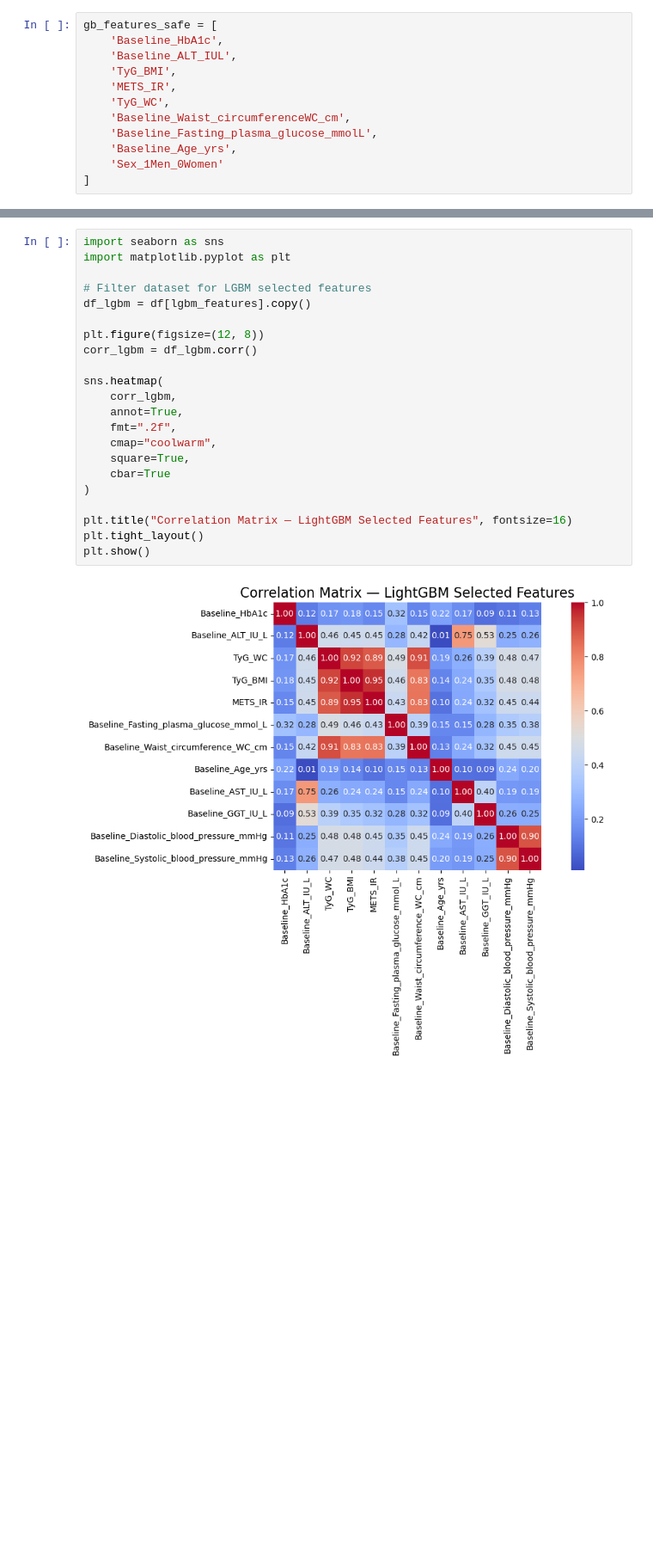
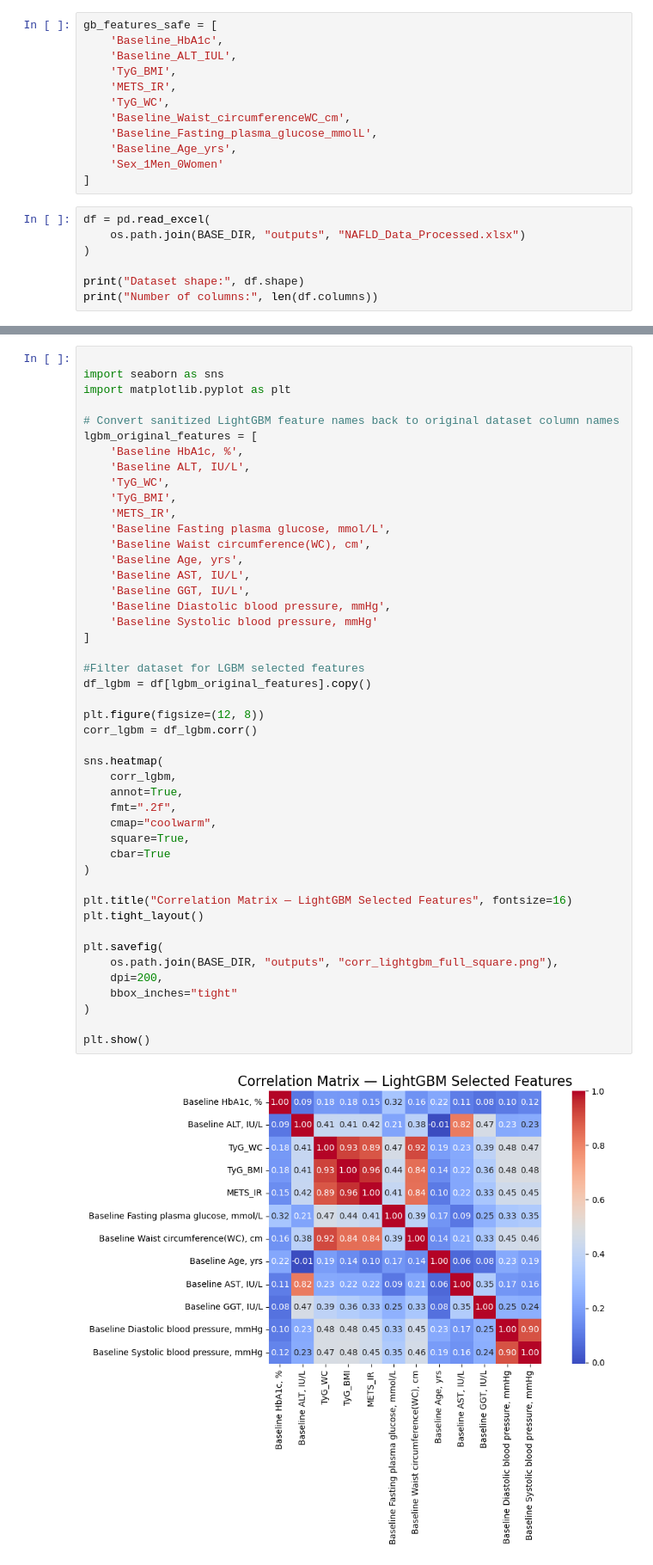
Before and after one commit to AdithyaMB-1405/NAFLD, a Jupyter notebook: notebooks/NAFLD_code.ipynb, the cells around one changed output, grey strips where cells are left out. Shown at 86% size. Drawn from its saved outputs; the diff is of its cells as text; blank space fills up the shorter version.

Commit message:
Update LightGBM correlation analysis

```diff
--- a/notebooks/NAFLD_code.ipynb
+++ b/notebooks/NAFLD_code.ipynb
@@ -3433,3 +3431,10 @@ gb_features_safe = [
     'Baseline_Age_yrs',
     'Sex_1Men_0Women'
 ]
+# %%
+df = pd.read_excel(
+    os.path.join(BASE_DIR, "outputs", "NAFLD_Data_Processed.xlsx")
+)
+
+print("Dataset shape:", df.shape)
+print("Number of columns:", len(df.columns))
@@ -3436,24 +3444,48 @@ gb_features_safe = [
 # %%
+
 import seaborn as sns
 import matplotlib.pyplot as plt
 
-# Filter dataset for LGBM selected features
-df_lgbm = df[lgbm_features].copy()
+# Convert sanitized LightGBM feature names back to original dataset column names
+lgbm_original_features = [
+    'Baseline HbA1c, %',
+    'Baseline ALT, IU/L',
+    'TyG_WC',
+    'TyG_BMI',
+    'METS_IR',
+    'Baseline Fasting plasma glucose, mmol/L',
+    'Baseline Waist circumference(WC), cm',
+    'Baseline Age, yrs',
+    'Baseline AST, IU/L',
+    'Baseline GGT, IU/L',
+    'Baseline Diastolic blood pressure, mmHg',
+    'Baseline Systolic blood pressure, mmHg'
+]
+
+#Filter dataset for LGBM selected features
+df_lgbm = df[lgbm_original_features].copy()
 
 plt.figure(figsize=(12, 8))
 corr_lgbm = df_lgbm.corr()
 
 sns.heatmap(
     corr_lgbm,
     annot=True,
     fmt=".2f",
     cmap="coolwarm",
     square=True,
     cbar=True
 )
 
 plt.title("Correlation Matrix — LightGBM Selected Features", fontsize=16)
 plt.tight_layout()
+
+plt.savefig(
+    os.path.join(BASE_DIR, "outputs", "corr_lightgbm_full_square.png"),
+    dpi=200,
+    bbox_inches="tight"
+)
+
 plt.show()
 # %% [output]
-[figure, old version]
+[figure, new version]
```
Also changed, not shown: parts of 8 cells of this notebook.
